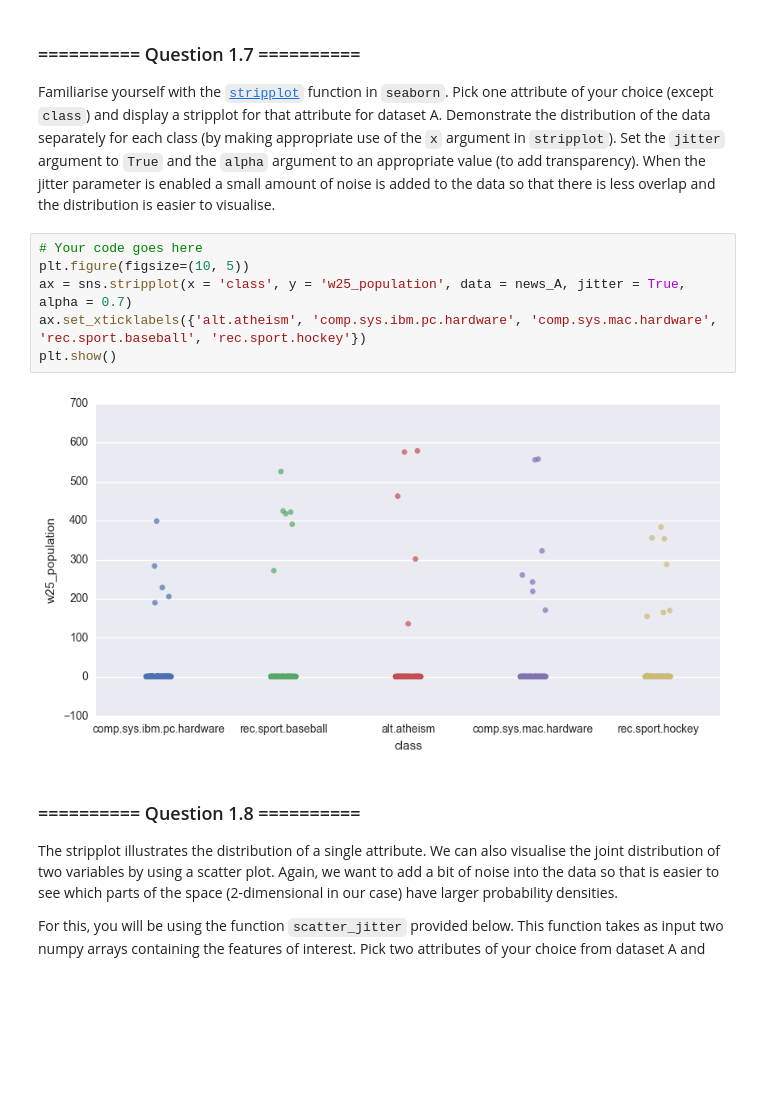
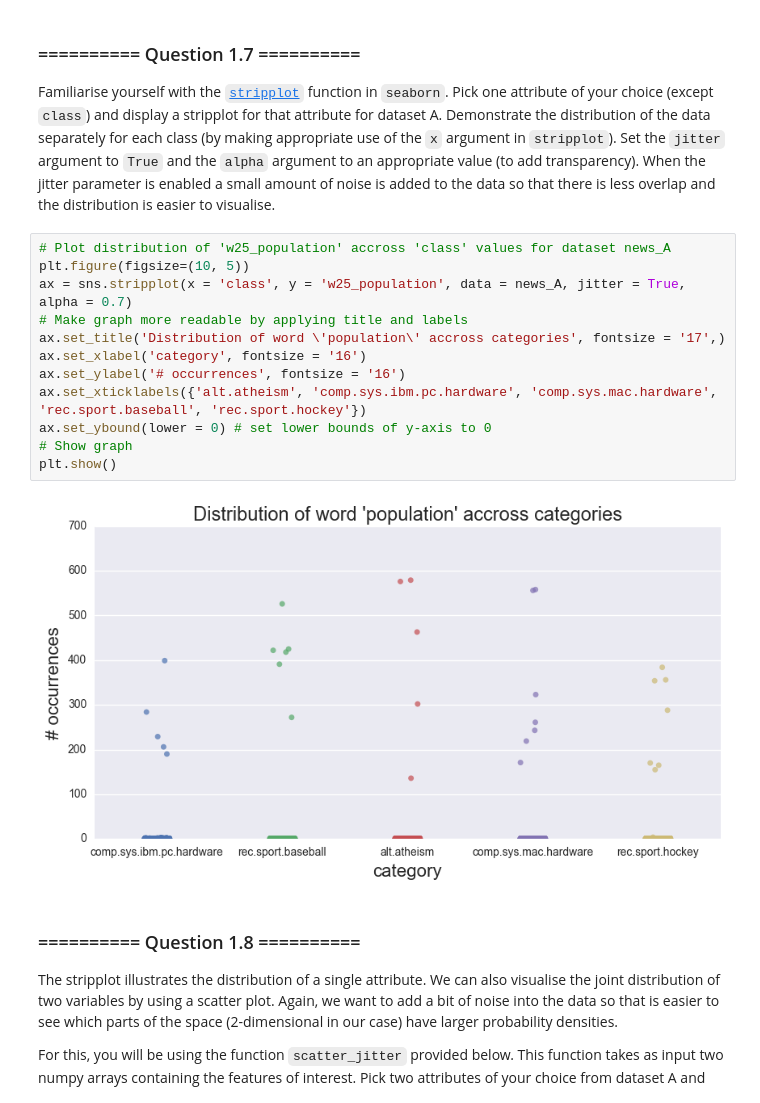
Before and after one commit to Dr-Alan-Turing/IAMachineLearning, a Jupyter notebook: 03_Assignment_1.ipynb, the cells around one changed output. Drawn from its saved outputs; the diff is of its cells as text; blank space fills up the shorter version.

```diff
--- a/03_Assignment_1.ipynb
+++ b/03_Assignment_1.ipynb
@@ -173,13 +173,19 @@ print(news_A_columns_reduced)
 ### ========== Question 1.7 ==========
 Familiarise yourself with the [`stripplot`](https://stanford.edu/~mwaskom/software/seaborn/generated/seaborn.stripplot.html) function in `seaborn`. Pick one attribute of your choice (except `class`) and display a stripplot for that attribute for dataset A. Demonstrate the distribution of the data separately for each class (by making appropriate use of the `x` argument in `stripplot`). Set the `jitter` argument to `True` and the `alpha` argument to an appropriate value (to add transparency). When the jitter parameter is enabled a small amount of noise is added to the data so that there is less overlap and the distribution is easier to visualise.
 # %%
-# Your code goes here
+# Plot distribution of 'w25_population' accross 'class' values for dataset news_A
 plt.figure(figsize=(10, 5))
 ax = sns.stripplot(x = 'class', y = 'w25_population', data = news_A, jitter = True, alpha = 0.7)
+# Make graph more readable by applying title and labels
+ax.set_title('Distribution of word \'population\' accross categories', fontsize = '17',)
+ax.set_xlabel('category', fontsize = '16')
+ax.set_ylabel('# occurrences', fontsize = '16')
 ax.set_xticklabels({'alt.atheism', 'comp.sys.ibm.pc.hardware', 'comp.sys.mac.hardware', 'rec.sport.baseball', 'rec.sport.hockey'})
+ax.set_ybound(lower = 0) # set lower bounds of y-axis to 0
+# Show graph
 plt.show()
 # %% [output]
-[figure, old version]
+[figure, new version]
 # %% [markdown]
 ### ========== Question 1.8 ==========
 The stripplot illustrates the distribution of a single attribute. We can also visualise the joint distribution of two variables by using a scatter plot. Again, we want to add a bit of noise into the data so that is easier to see which parts of the space (2-dimensional in our case) have larger probability densities.
```
Also changed, not shown: parts of 4 cells of this notebook, 1 other file.
